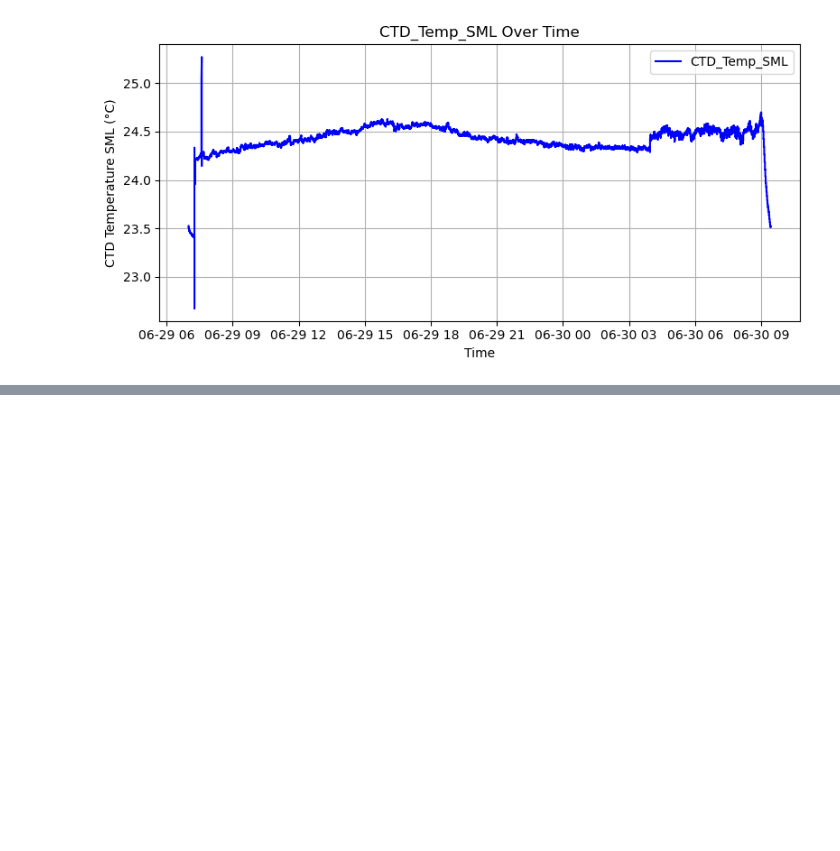
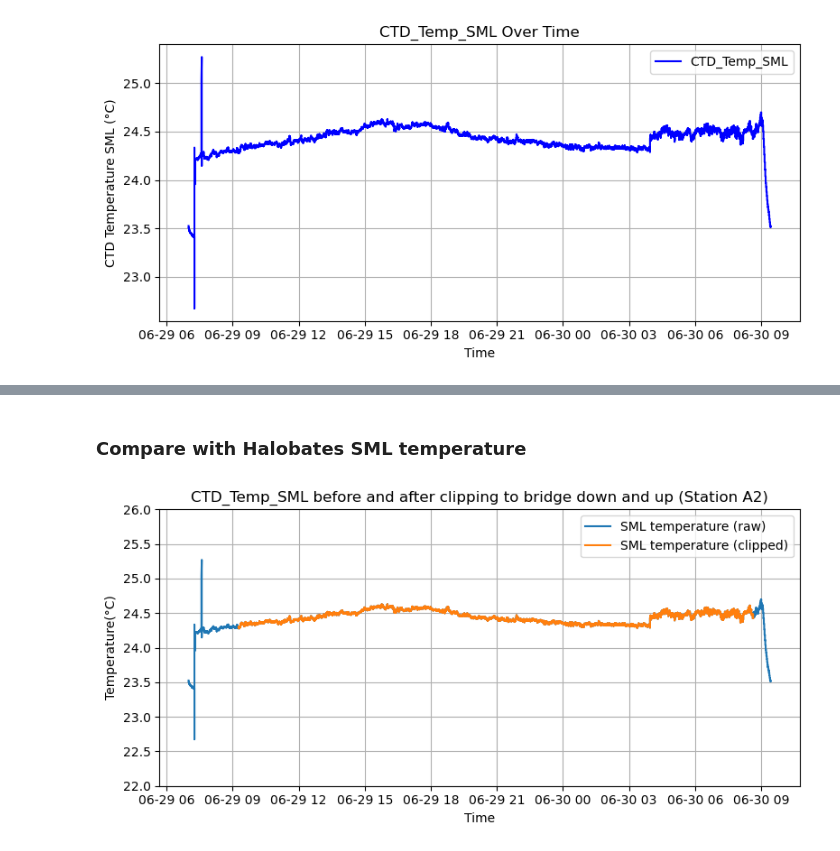
Before and after one commit to maibrittbergh/SST_RS_Meteor_2025, a Jupyter notebook: Infrared_cameras/postproc/halobates_compare.ipynb, the cells around one changed output, grey strips where cells are left out. Drawn from its saved outputs; the diff is of its cells as text; code cells hidden in the pictures; blank space fills up the shorter version.

```diff
--- a/Infrared_cameras/postproc/halobates_compare.ipynb
+++ b/Infrared_cameras/postproc/halobates_compare.ipynb
@@ -212,0 +265,31 @@ def clean_time_data(df_sst, df_protocol, sst_variable):
+# %% [markdown]
+### Compare with Halobates SML temperature
+# %%
+# Apply same filtering based on Halobates protocol to Habolates SML temperature
+#halo_sml_temp = clean_sst(df_halo, df_protocol, sst_variable="CTD_Temp_SML", shift_s=300)
+
+df_halo['Time'] = pd.to_datetime(df_halo['Time'])
+df_temp = df_halo.set_index('Time').sort_index()
+
+#Clip Halobates data to IR camera data
+non_na = sst_cleaned.dropna(subset=['SST (°C)'])
+start_time = non_na['Time'].min()
+end_time   = non_na['Time'].max()
+
+
+mask = (df_halo['Time'] >= start_time) & (df_halo['Time'] <= end_time)
+df_halo_clipped = df_halo.loc[mask].copy()
+
+plt.figure(figsize=(8, 4))
+plt.plot(df_halo['Time'], df_halo["CTD_Temp_SML"], label='SML temperature (raw)')
+plt.plot(df_halo_clipped['Time'], df_halo_clipped['CTD_Temp_SML'], label='SML temperature (clipped)')
+plt.xlabel('Time')
+plt.ylabel('Temperature(°C)')
+plt.title(f'CTD_Temp_SML before and after clipping to bridge down and up (Station {ID})')
+plt.legend()
+plt.grid(True)
+plt.tight_layout()
+plt.ylim(22, 26)
+plt.show()
+# %% [output]
+[figure, added]
```
Also changed, not shown: parts of 13 cells of this notebook, 5 other files.
